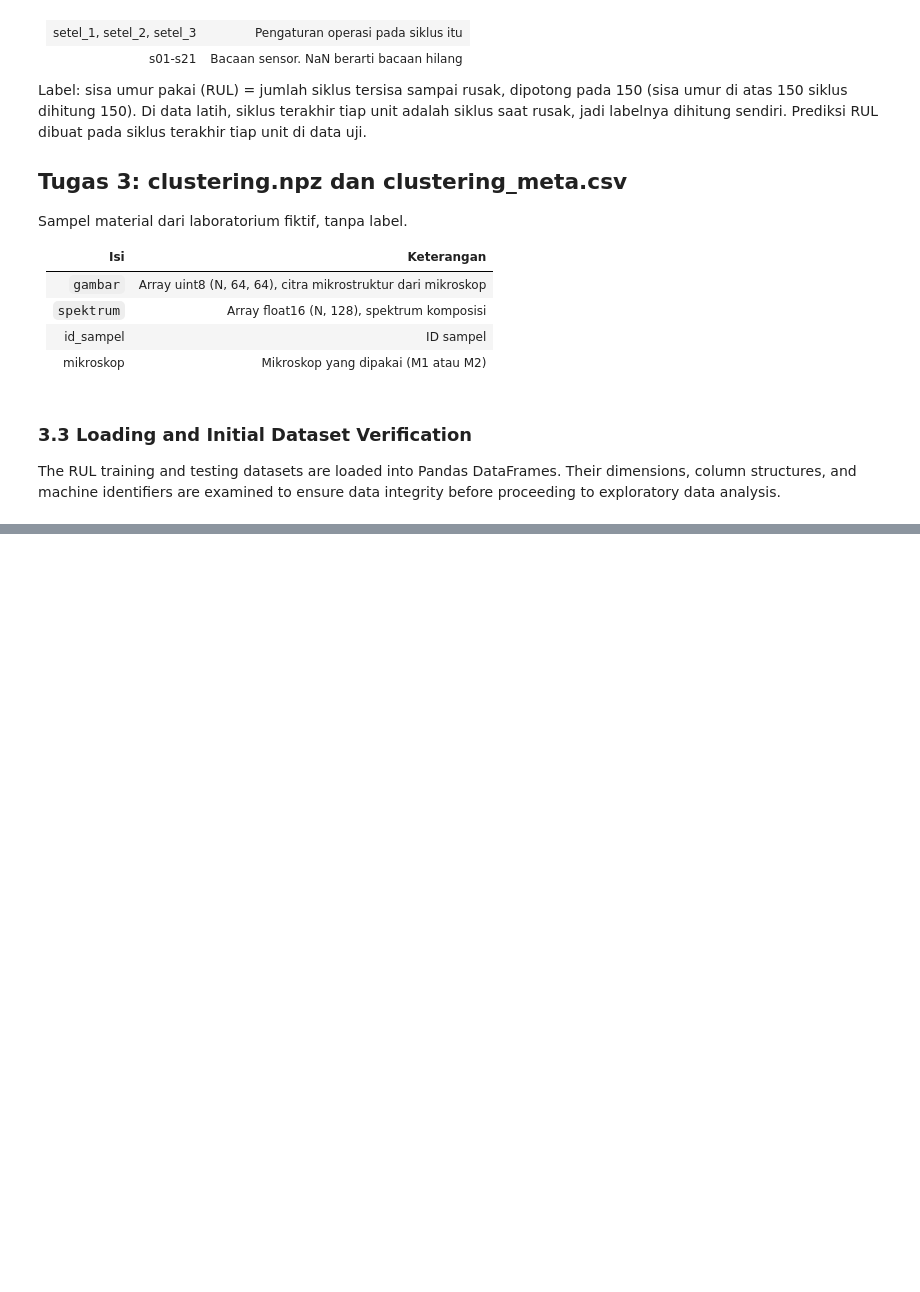
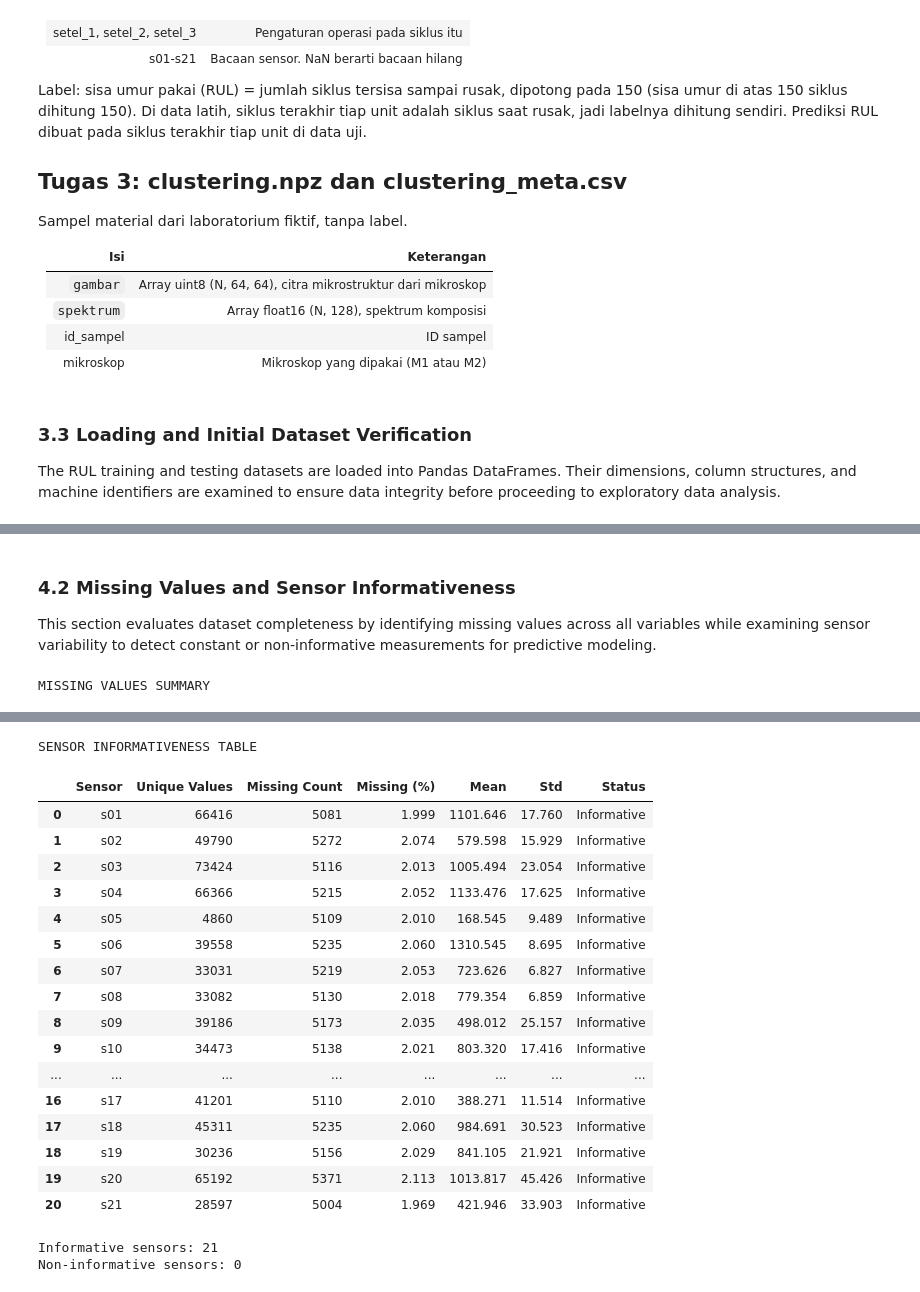
Before and after one commit to kinanpta/Deep-Learning-Midterm-Group-6, a Jupyter notebook: kode/task2_regression.ipynb, the cells around one changed output, grey strips where cells are left out. Saved outputs shown, nothing was run; the diff lists cells and outputs as text; code cells hidden in the pictures; blank space fills up the shorter version.

```diff
--- a/kode/task2_regression.ipynb
+++ b/kode/task2_regression.ipynb
@@ -239,0 +347,59 @@ Table 3.1 Sample Records of RUL Training Dataset
+# %% [markdown]
+### 4.2 Missing Values and Sensor Informativeness
+
+This section evaluates dataset completeness by identifying missing values across all variables while examining sensor variability to detect constant or non‑informative measurements for predictive modeling.
+# %%
+missing_table = pd.DataFrame({
+    "Train Missing": train.isna().sum(),
+    "Train Missing (%)": train.isna().mean() * 100,
+    "Test Missing": test.isna().sum(),
+    "Test Missing (%)": test.isna().mean() * 100
+})
+
+missing_table = missing_table.sort_values(
+    "Train Missing (%)",
+    ascending=False
+)
+
+print("MISSING VALUES SUMMARY")
+display(missing_table.round(2))
+
+unique_count = train[sensor_cols].nunique(dropna=True)
+sensor_std = train[sensor_cols].std()
+
+sensor_info = pd.DataFrame({
+    "Unique Values": unique_count,
+    "Missing Count": train[sensor_cols].isna().sum(),
+    "Missing (%)": train[sensor_cols].isna().mean() * 100,
+    "Mean": train[sensor_cols].mean(),
+    "Std": sensor_std
+})
+
+conditions = [
+    sensor_info["Unique Values"] == 0,
+    sensor_info["Unique Values"] == 1
+]
+
+choices = [
+    "All values missing",
+    "Constant / Non-informative"
+]
+
+sensor_info["Status"] = np.select(
+    conditions,
+    choices,
+    default="Informative"
+)
+
+informative_sensor_cols = sensor_info.index[
+    sensor_info["Status"] == "Informative"
+].tolist()
+
+print("\nSENSOR INFORMATIVENESS TABLE")
+display(sensor_info.round(3).rename_axis("Sensor").reset_index())
+
+print("\nInformative sensors:", len(informative_sensor_cols))
+print("Non-informative sensors:",
+      len(sensor_cols) - len(informative_sensor_cols))
+# %% [output]
+MISSING VALUES SUMMARY
@@ -239,0 +423,20 @@ Table 3.1 Sample Records of RUL Training Dataset
+SENSOR INFORMATIVENESS TABLE
+|  | Sensor | Unique Values | Missing Count | Missing (%) | Mean | Std | Status |
+| 0 | s01 | 66416 | 5081 | 1.999 | 1101.646 | 17.760 | Informative |
+| 1 | s02 | 49790 | 5272 | 2.074 | 579.598 | 15.929 | Informative |
+| 2 | s03 | 73424 | 5116 | 2.013 | 1005.494 | 23.054 | Informative |
+| 3 | s04 | 66366 | 5215 | 2.052 | 1133.476 | 17.625 | Informative |
+| 4 | s05 | 4860 | 5109 | 2.010 | 168.545 | 9.489 | Informative |
+| 5 | s06 | 39558 | 5235 | 2.060 | 1310.545 | 8.695 | Informative |
+| 6 | s07 | 33031 | 5219 | 2.053 | 723.626 | 6.827 | Informative |
+| 7 | s08 | 33082 | 5130 | 2.018 | 779.354 | 6.859 | Informative |
+| 8 | s09 | 39186 | 5173 | 2.035 | 498.012 | 25.157 | Informative |
+| 9 | s10 | 34473 | 5138 | 2.021 | 803.320 | 17.416 | Informative |
+| ... | ... | ... | ... | ... | ... | ... | ... |
+| 16 | s17 | 41201 | 5110 | 2.010 | 388.271 | 11.514 | Informative |
+| 17 | s18 | 45311 | 5235 | 2.060 | 984.691 | 30.523 | Informative |
+| 18 | s19 | 30236 | 5156 | 2.029 | 841.105 | 21.921 | Informative |
+| 19 | s20 | 65192 | 5371 | 2.113 | 1013.817 | 45.426 | Informative |
+| 20 | s21 | 28597 | 5004 | 1.969 | 421.946 | 33.903 | Informative |
+Informative sensors: 21
+Non-informative sensors: 0
```
Also changed, not shown: parts of 13 cells of this notebook.
